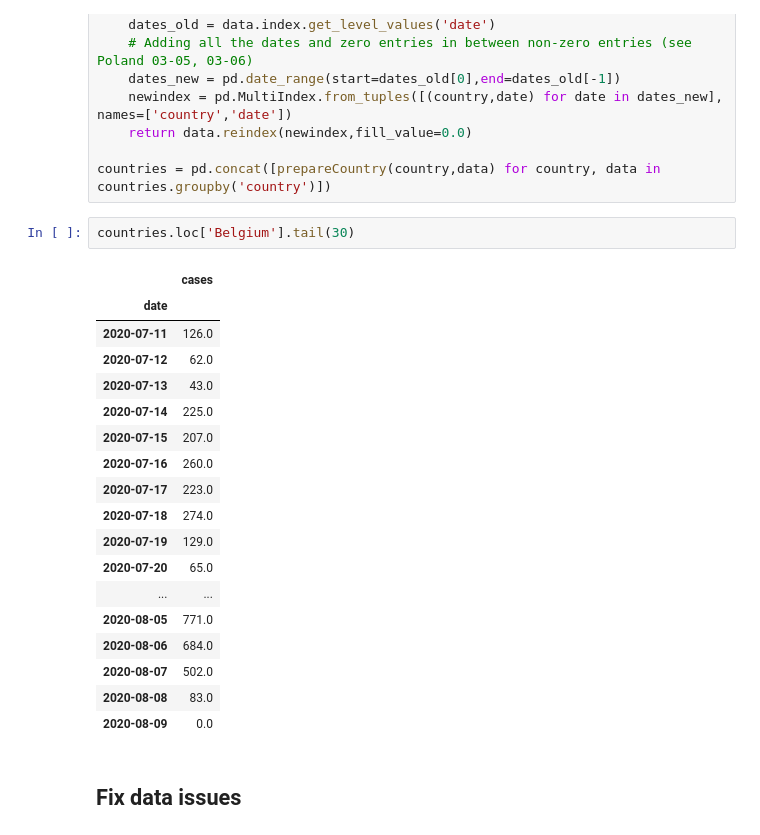
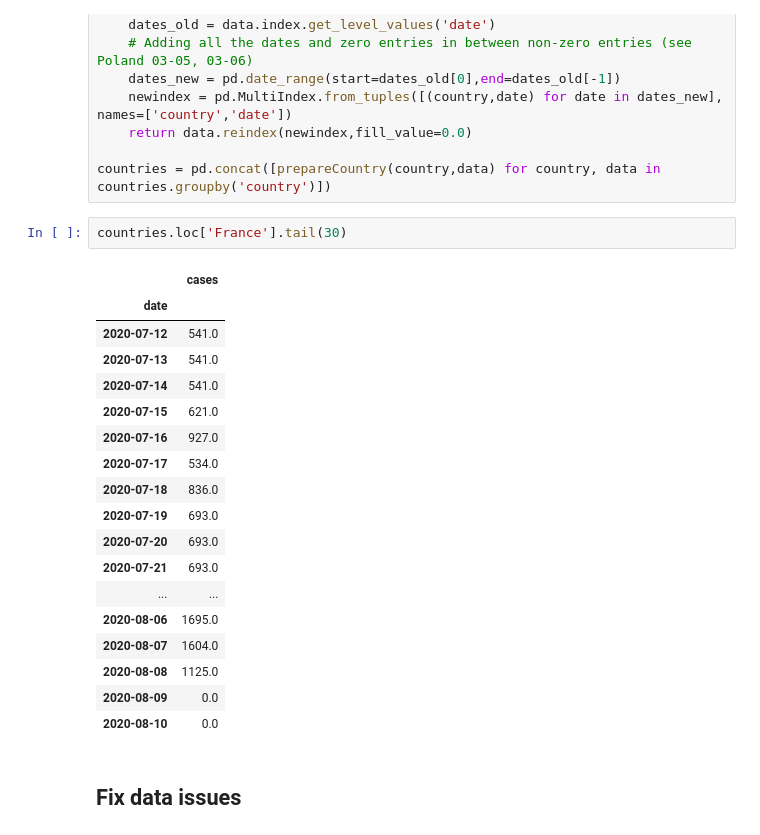
Before and after one commit to gkossakowski/covid-19, a Jupyter notebook: Realtime Rt mcmc.ipynb, the cells around one changed output. Drawn from its saved outputs; the diff is of its cells as text.

```diff
--- a/Realtime Rt mcmc.ipynb
+++ b/Realtime Rt mcmc.ipynb
@@ -66,26 +66,26 @@ def prepareCountry(country, data):
 
 countries = pd.concat([prepareCountry(country,data) for country, data in countries.groupby('country')])
 # %%
-countries.loc['Belgium'].tail(30)
+countries.loc['France'].tail(30)
 # %% [output]
 |  | cases |
 | date |  |
-| 2020-07-11 | 126.0 |
-| 2020-07-12 | 62.0 |
-| 2020-07-13 | 43.0 |
-| 2020-07-14 | 225.0 |
-| 2020-07-15 | 207.0 |
-| 2020-07-16 | 260.0 |
-| 2020-07-17 | 223.0 |
-| 2020-07-18 | 274.0 |
-| 2020-07-19 | 129.0 |
-| 2020-07-20 | 65.0 |
+| 2020-07-12 | 541.0 |
+| 2020-07-13 | 541.0 |
+| 2020-07-14 | 541.0 |
+| 2020-07-15 | 621.0 |
+| 2020-07-16 | 927.0 |
+| 2020-07-17 | 534.0 |
+| 2020-07-18 | 836.0 |
+| 2020-07-19 | 693.0 |
+| 2020-07-20 | 693.0 |
+| 2020-07-21 | 693.0 |
 | ... | ... |
-| 2020-08-05 | 771.0 |
-| 2020-08-06 | 684.0 |
-| 2020-08-07 | 502.0 |
-| 2020-08-08 | 83.0 |
+| 2020-08-06 | 1695.0 |
+| 2020-08-07 | 1604.0 |
+| 2020-08-08 | 1125.0 |
 | 2020-08-09 | 0.0 |
+| 2020-08-10 | 0.0 |
 # %% [markdown]
 ## Fix data issues
 # %% [markdown]
```
Also changed, not shown: parts of 13 cells of this notebook, 2 other files.
